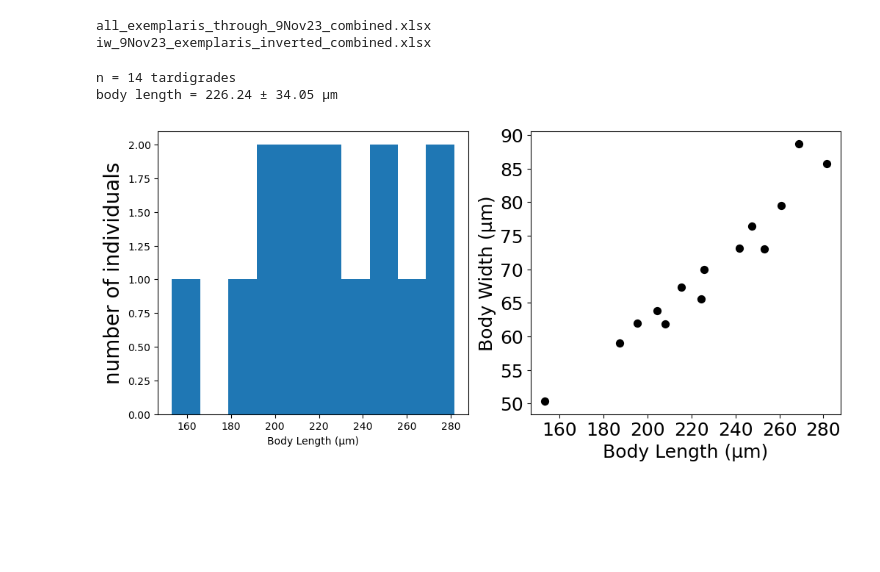
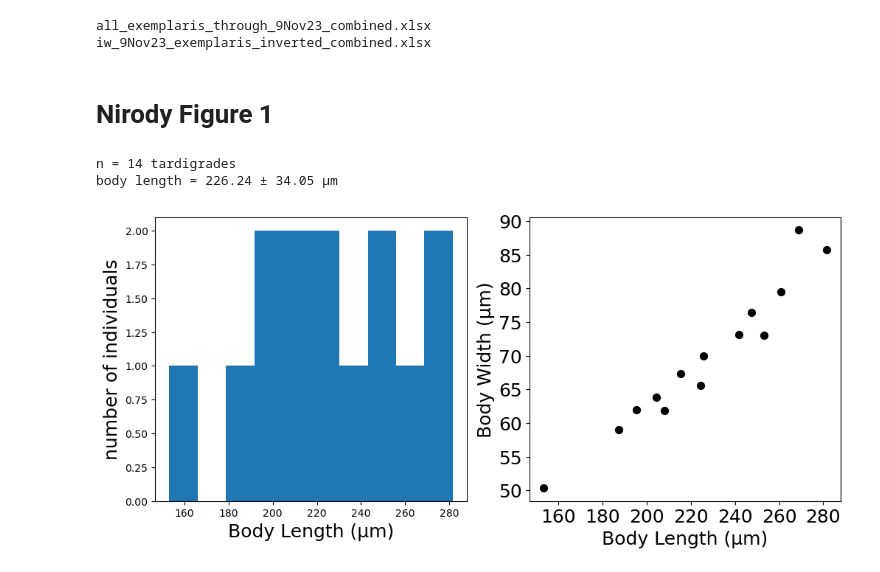
Before and after one commit to enwudz/gait, a Jupyter notebook: summarize data batch.ipynb, the cells around one changed output. Cells and saved outputs as stored; diff of their text form; code cells hidden in the pictures; blank space fills up the shorter version.

```diff
--- a/summarize data batch.ipynb
+++ b/summarize data batch.ipynb
@@ -17,6 +17,8 @@ iw_9Nov23_exemplaris_inverted_combined.xlsx
 # %%
 # specify the data file
 data_file = 'iw_9Nov23_exemplaris_inverted_combined.xlsx'
+# %% [markdown]
+# Nirody Figure 1
 # %%
 '''
 Nirody figure 1A, 1B ... tardigrade size
@@ -42,15 +44,15 @@ body length = 226.24 ± 34.05 µm
 # %%
 # more about size ...
 f,(a1,a2) = plt.subplots(1,2,figsize=(12,5))
 a1.hist(body_lengths)
-a1.set_ylabel('number of individuals',fontsize=20)
-a1.set_xlabel('Body Length (µm)')
+a1.set_ylabel('number of individuals',fontsize=18)
+a1.set_xlabel('Body Length (µm)', fontsize=18)
 body_widths = path_df['Body Width (mm)'].values * 1000
 a2.scatter(body_lengths,body_widths,s=50,c='k')
 a2.set_ylabel('Body Width (µm)',fontsize=18)
 a2.set_xlabel('Body Length (µm)',fontsize=18)
 plt.yticks(fontsize=18)
 plt.xticks(fontsize=18)
 plt.show()
 # %% [output]
-[figure, old version]
+[figure, new version]
```
Also changed, not shown: parts of 4 cells of this notebook, 1 other file.
